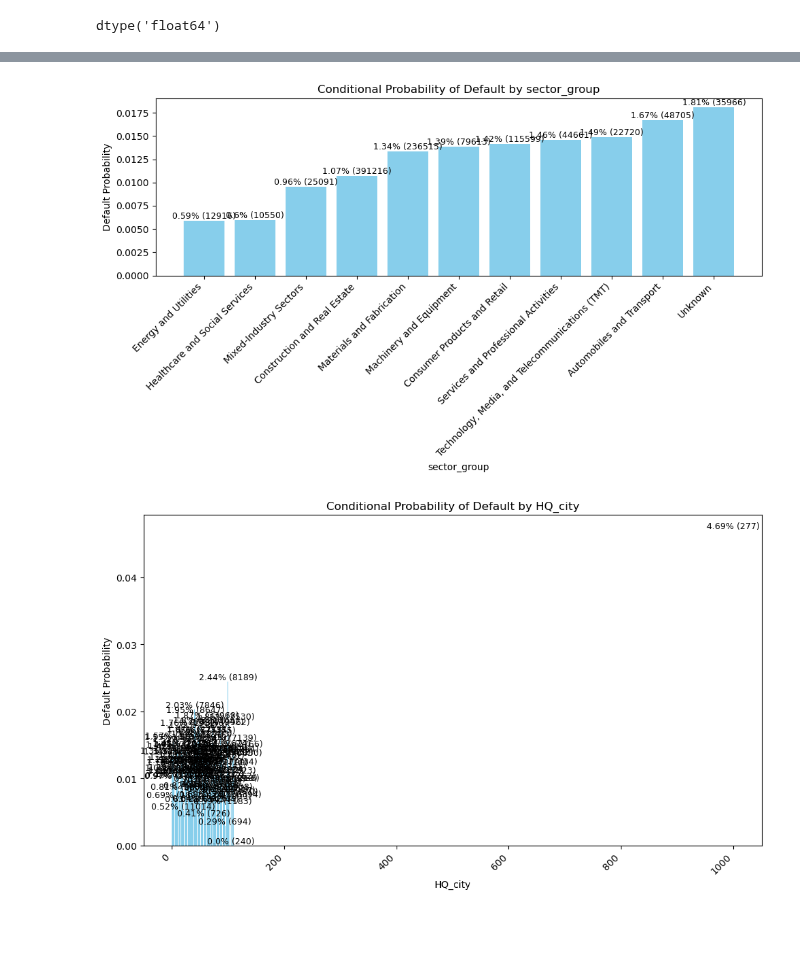
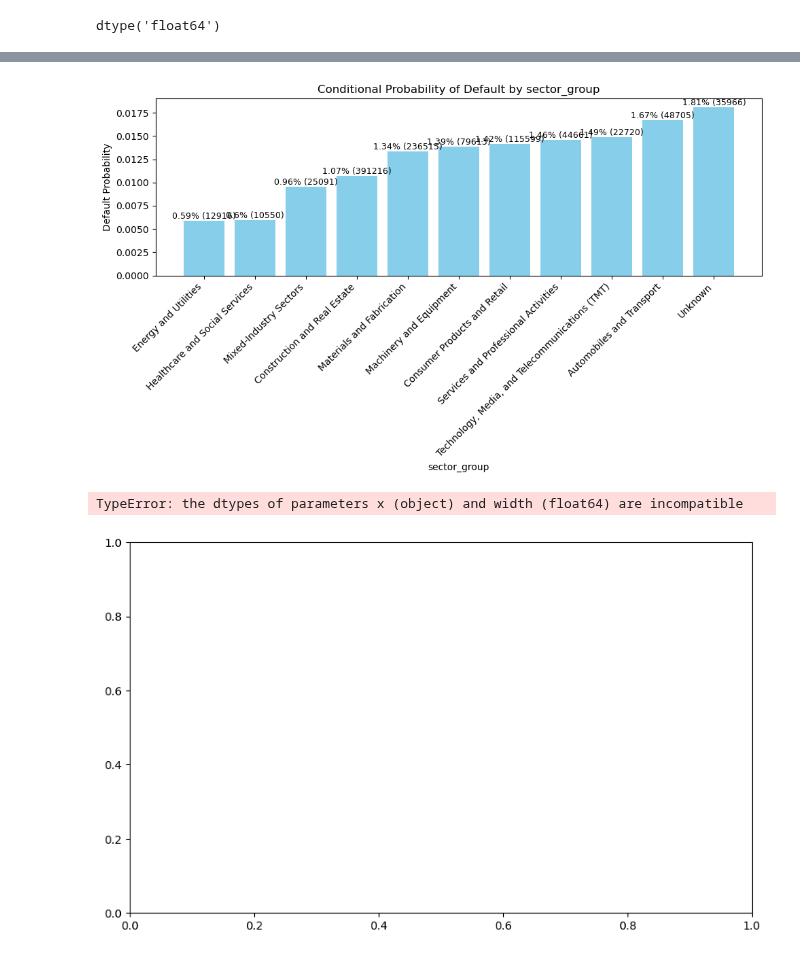
Before and after one commit to Juanroalvarado/ml-finance-credit-default, a Jupyter notebook: processing/Preproc-Function-Harness.ipynb, the cells around one changed output, grey strips where cells are left out. Drawn from its saved outputs; the diff is of its cells as text; code cells hidden in the pictures; blank space fills up the shorter version.

```diff
--- a/processing/Preproc-Function-Harness.ipynb
+++ b/processing/Preproc-Function-Harness.ipynb
@@ -335,8 +379,10 @@ def pre_process(df, historical_df=None, custom_bins = None, new=True, preproc_pa
     df = add_sector_group(df)
     df = calculate_conditional_pd_for_categorical(df, field='ateco_sector', default_col='default')
     df = calculate_conditional_pd_for_categorical(df, field='sector_group', default_col='default')
+
     #do cities
-    df = calculate_conditional_pd_for_categorical(df, field='HQ_city', default_col='default')
+    df = add_region_group(df)
+    df = calculate_conditional_pd_for_categorical(df, field='regional_code', default_col='default')
 
     return df, preproc_params
 # %%
@@ -541,14 +592,15 @@ train_processed['HQ_city'].dtype
 # %% [output]
 dtype('float64')
 # %%
-features = ['ateco_sector', 'sector_group','HQ_city']
+features = ['ateco_sector', 'sector_group','regional_code']
 
 # Plot the default probabilities for each specified feature
 plot_feature_default_probabilities(test_processed, features)
 # %% [output]
 [figure]
 [figure]
+TypeError: the dtypes of parameters x (object) and width (float64) are incompatible
-[figure, old version]
+[figure, new version]
 # %%
 test_processed.to_csv('test_processed_data_for_2012.csv', index=False)
 train_processed.to_csv('train_processed_data_for_2012.csv', index=False)
```
Also changed, not shown: parts of 4 cells of this notebook, 3 other files.
